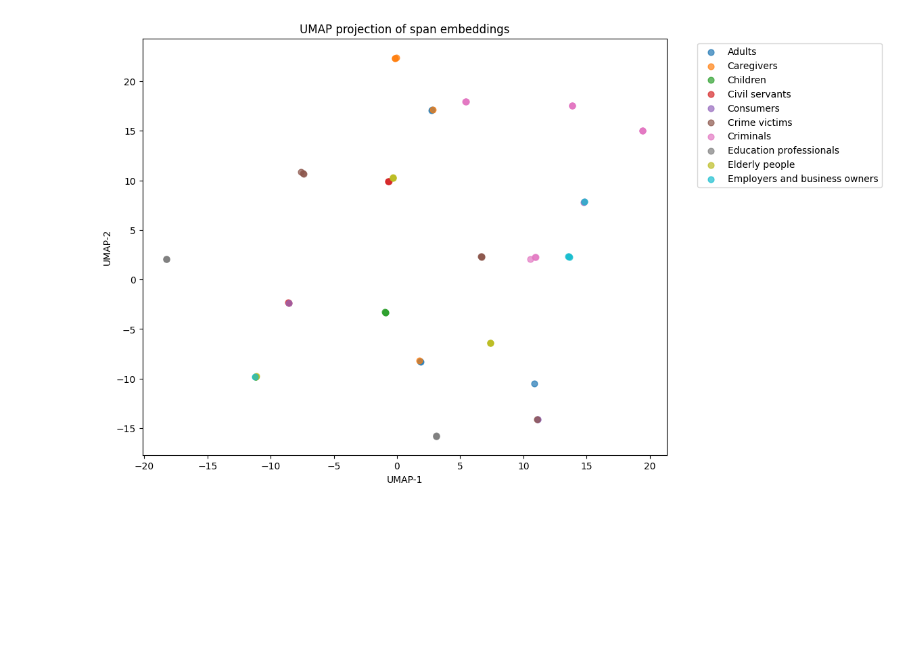
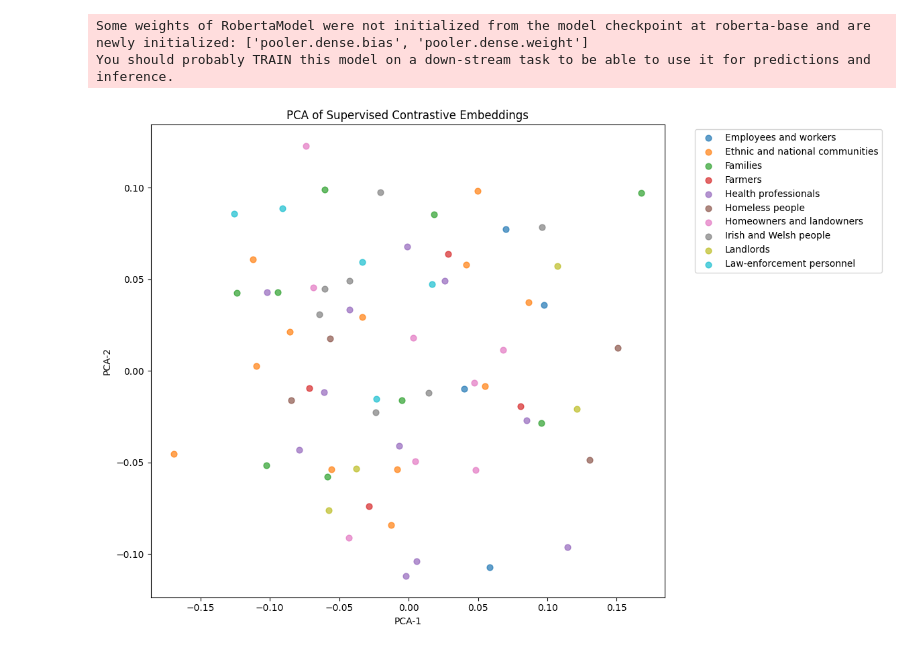
Before and after one commit to MaximilianWeiland/Master_Thesis, a Jupyter notebook: 05_clustering/sup_cl_onlydict.ipynb, the cells around one changed output. Cells and saved outputs as stored; diff of their text form; code cells hidden in the pictures; blank space fills up the shorter version.

```diff
--- a/05_clustering/sup_cl_onlydict.ipynb
+++ b/05_clustering/sup_cl_onlydict.ipynb
@@ -19,7 +19,7 @@ import umap
 from tqdm import tqdm
 
 # load the dictionary terms
-groups_dictionary = pd.read_csv("../01_data/dictionary/groups_dictionary_cl.csv")
+groups_dictionary = pd.read_csv("../01_data/dictionary/groups_dictionary_cl_augmentations.csv")
 
 # load the ground truth data with augmentations
 with open("../01_data/annotations/annotations_augmentations.json") as f:
@@ -192,10 +202,10 @@ def supervised_contrastive_loss(embeddings, labels, temperature=0.1):
 # %%
 device = torch.device("mps" if torch.backends.mps.is_available() else "cpu")
 
-model = SpanEncoder().to(device)
-optimizer = optim.AdamW(model.parameters(), lr=2e-5)
+model = SpanEncoder(tokenizer).to(device)
+optimizer = optim.AdamW(model.parameters(), lr=1e-5, weight_decay=0.01)
 
-for epoch in range(50):
+for epoch in range(20):
     total_loss = 0
     progress_bar = tqdm(dataloader, desc="Training")
     for batch in progress_bar:
@@ -281,45 +260,44 @@ with torch.no_grad():
     all_embeddings = []
 
     for batch in dataloader:
-        input_ids, attention_mask, batch_labels = [x.to(device) for x in batch]
-        #input_ids = batch["input_ids"].to(device)
-        #attention_mask = batch["attention_mask"].to(device)
-        #batch_labels = batch["label_id"].to(device)
+        #input_ids, attention_mask, batch_labels = [x.to(device) for x in batch]
+        input_ids = batch["input_ids"].to(device)
+        attention_mask = batch["attention_mask"].to(device)
+        batch_labels = batch["label_id"].to(device)
         h, z = model(input_ids, attention_mask)
         all_embeddings.append(z.cpu())
 
 all_embeddings = torch.cat(all_embeddings, dim=0).numpy()
 labels_np = np.array([cat2id[cat] for cat in category_list])
+# %% [output]
+Some weights of RobertaModel were not initialized from the model checkpoint at roberta-base and are newly initialized: ['pooler.dense.bias', 'pooler.dense.weight']
+You should probably TRAIN this model on a down-stream task to be able to use it for predictions and inference.
 # %%
-reducer = umap.UMAP(
-    n_neighbors=15,   # controls local vs global structure
-    min_dist=0.1,     # how tightly points are packed
-    metric="cosine"   # best for embeddings
-)
+pca = PCA(n_components=2)
+emb_2d = pca.fit_transform(all_embeddings)
 
-# Fit and transform
-embedding_2d = reducer.fit_transform(all_embeddings)
 
-plt.figure(figsize=(10, 8))
+plt.figure(figsize=(12, 8))
 categories = list(cat2id.keys())
 num_classes = len(categories)
 
-for c in range(10):
+for c in range(10, 20):
     idx = np.where(labels_np == c)[0]
     if len(idx) == 0:
         continue
     plt.scatter(
-        embedding_2d[idx, 0],
-        embedding_2d[idx, 1],
+        emb_2d[idx, 0],
+        emb_2d[idx, 1],
         label=categories[c],
         alpha=0.7,
         s=40
     )
 
-plt.title("UMAP projection of span embeddings")
 plt.legend(bbox_to_anchor=(1.05, 1), loc='upper left')
-plt.xlabel("UMAP-1")
-plt.ylabel("UMAP-2")
+plt.xlabel("PCA-1")
+plt.ylabel("PCA-2")
+plt.title("PCA of Supervised Contrastive Embeddings")
+plt.tight_layout()
 plt.show()
 # %% [output]
-[figure, old version]
+[figure, new version]
```
Also changed, not shown: parts of 8 cells of this notebook, 12 other files.
